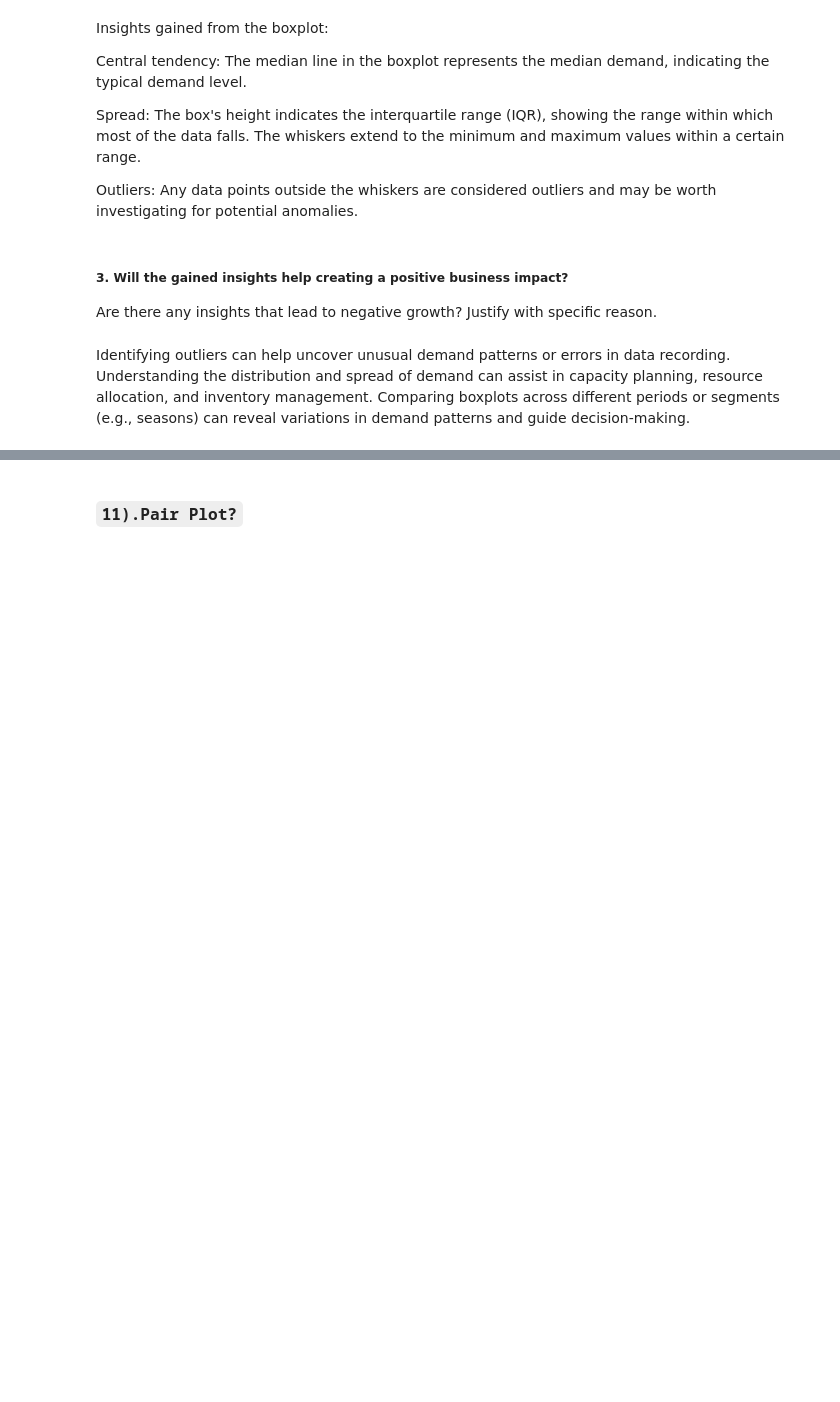
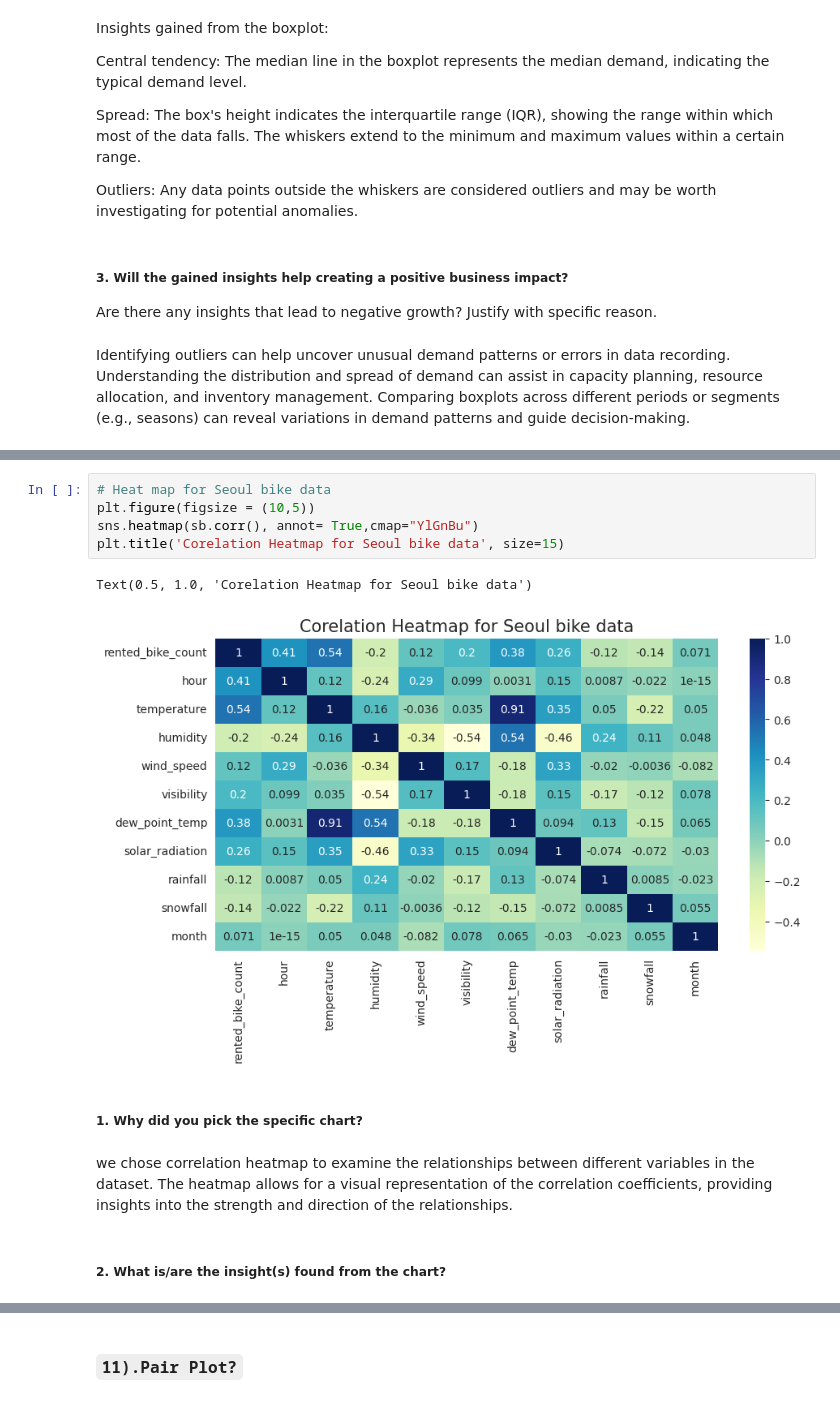
Before and after one commit to Vijaysiraw/ML_Regression_Bike_Sharing_Demand_Prediction, a Jupyter notebook: ML_Regression_Bike_Sharing_Demand_Prediction.ipynb, the cells around one changed output, grey strips where cells are left out. Cells and saved outputs as stored; diff of their text form; blank space fills up the shorter version.

```diff
--- a/ML_Regression_Bike_Sharing_Demand_Prediction.ipynb
+++ b/ML_Regression_Bike_Sharing_Demand_Prediction.ipynb
@@ -696,0 +682,14 @@ Comparing boxplots across different periods or segments (e.g., seasons) can reve
+# %%
+# Heat map for Seoul bike data
+plt.figure(figsize = (10,5))
+sns.heatmap(sb.corr(), annot= True,cmap="YlGnBu")
+plt.title('Corelation Heatmap for Seoul bike data', size=15)
+# %% [output]
+Text(0.5, 1.0, 'Corelation Heatmap for Seoul bike data')
+[figure, added]
+# %% [markdown]
+##### 1. Why did you pick the specific chart?
+# %% [markdown]
+we chose correlation heatmap to examine the relationships between different variables in the dataset. The heatmap allows for a visual representation of the correlation coefficients, providing insights into the strength and direction of the relationships.
+# %% [markdown]
+##### 2. What is/are the insight(s) found from the chart?
```
Also changed, not shown: parts of 22 cells of this notebook.
